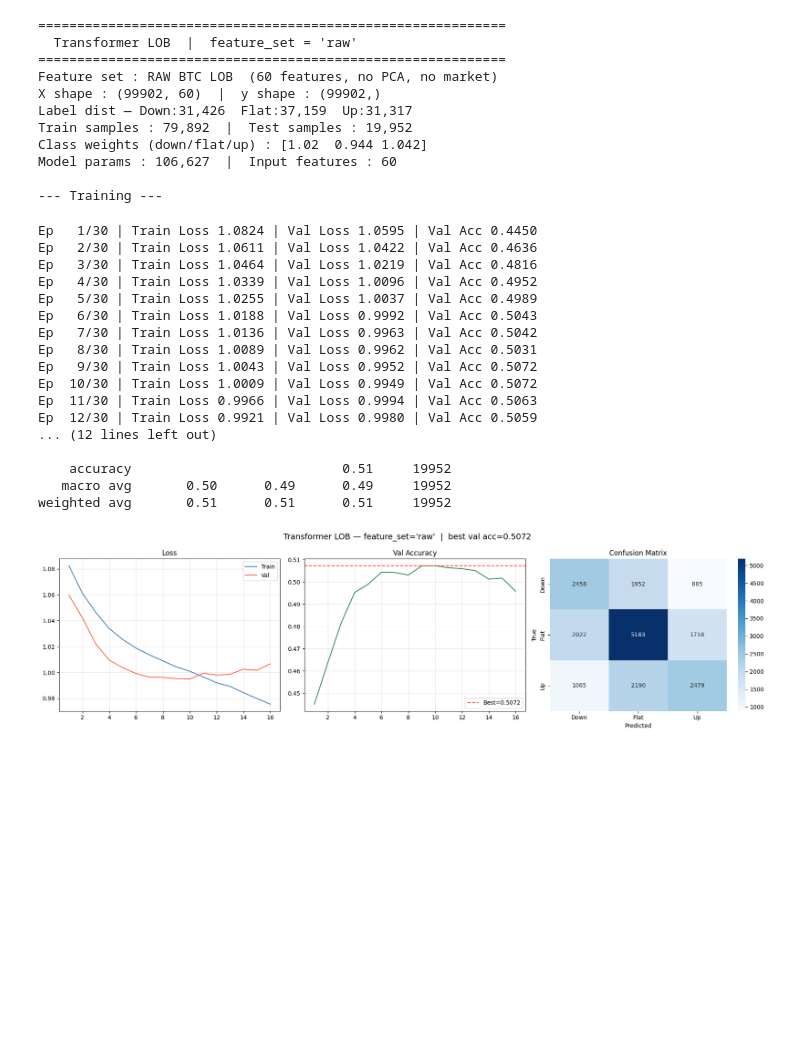
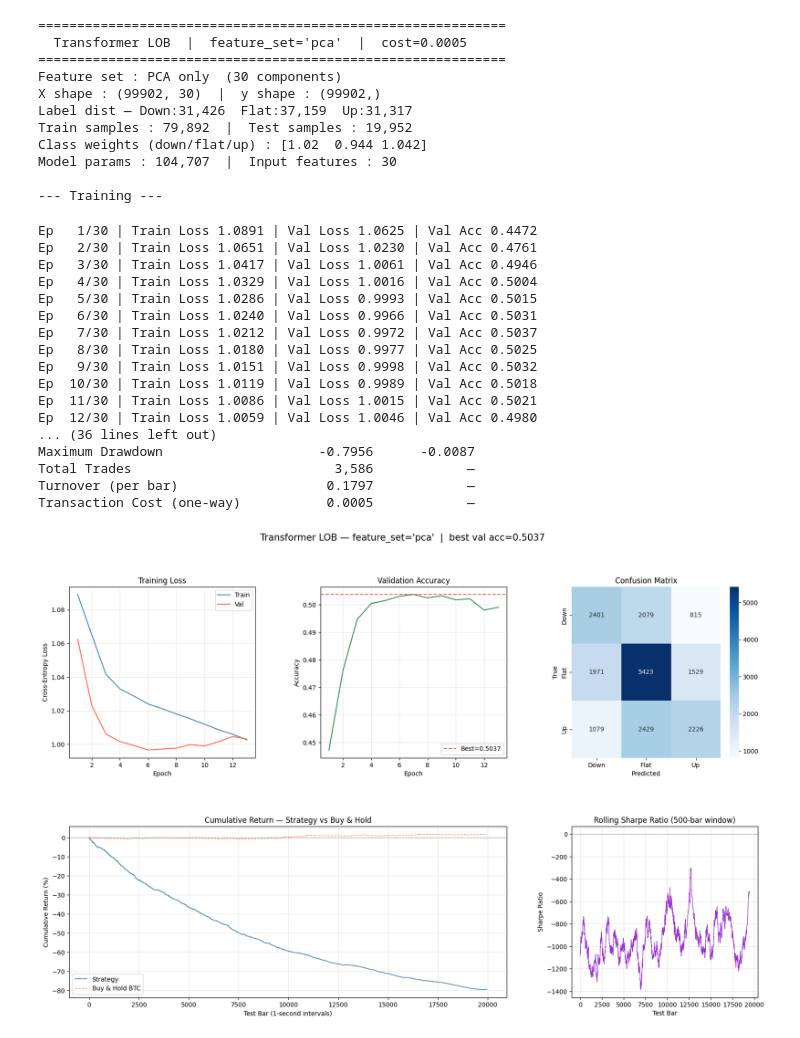
Before and after one commit to SiyuL2025/math_629_final, a Jupyter notebook: Transformer.ipynb, the cells around one changed output. Cells and saved outputs as stored; diff of their text form; code cells hidden in the pictures; blank space fills up the shorter version.

```diff
--- a/Transformer.ipynb
+++ b/Transformer.ipynb
@@ -353,37 +567,38 @@ weighted avg       0.51      0.50      0.50     19952
 # %%
 # pca model
-FEATURE_SET = "raw"
-model, history = run_transformer(FEATURE_SET)
+FEATURE_SET = "pca"
+TRANSACTION_COST = 0.0005
+model, history, stat_metrics, bt_metrics = run_transformer(FEATURE_SET, TRANSACTION_COST)
 # %% [output]
 ============================================================
-  Transformer LOB  |  feature_set = 'raw'
+  Transformer LOB  |  feature_set='pca'  |  cost=0.0005
 ============================================================
-Feature set : RAW BTC LOB  (60 features, no PCA, no market)
-X shape : (99902, 60)  |  y shape : (99902,)
+Feature set : PCA only  (30 components)
+X shape : (99902, 30)  |  y shape : (99902,)
 Label dist — Down:31,426  Flat:37,159  Up:31,317
 Train samples : 79,892  |  Test samples : 19,952
 Class weights (down/flat/up) : [1.02  0.944 1.042]
-Model params : 106,627  |  Input features : 60
+Model params : 104,707  |  Input features : 30
 
 --- Training ---
-Ep   1/30 | Train Loss 1.0824 | Val Loss 1.0595 | Val Acc 0.4450
-Ep   2/30 | Train Loss 1.0611 | Val Loss 1.0422 | Val Acc 0.4636
-Ep   3/30 | Train Loss 1.0464 | Val Loss 1.0219 | Val Acc 0.4816
-Ep   4/30 | Train Loss 1.0339 | Val Loss 1.0096 | Val Acc 0.4952
-Ep   5/30 | Train Loss 1.0255 | Val Loss 1.0037 | Val Acc 0.4989
-Ep   6/30 | Train Loss 1.0188 | Val Loss 0.9992 | Val Acc 0.5043
-Ep   7/30 | Train Loss 1.0136 | Val Loss 0.9963 | Val Acc 0.5042
-Ep   8/30 | Train Loss 1.0089 | Val Loss 0.9962 | Val Acc 0.5031
-Ep   9/30 | Train Loss 1.0043 | Val Loss 0.9952 | Val Acc 0.5072
-Ep  10/30 | Train Loss 1.0009 | Val Loss 0.9949 | Val Acc 0.5072
-Ep  11/30 | Train Loss 0.9966 | Val Loss 0.9994 | Val Acc 0.5063
-Ep  12/30 | Train Loss 0.9921 | Val Loss 0.9980 | Val Acc 0.5059
-... (12 lines left out)
-
-    accuracy                           0.51     19952
-   macro avg       0.50      0.49      0.49     19952
-weighted avg       0.51      0.51      0.51     19952
+Ep   1/30 | Train Loss 1.0891 | Val Loss 1.0625 | Val Acc 0.4472
+Ep   2/30 | Train Loss 1.0651 | Val Loss 1.0230 | Val Acc 0.4761
+Ep   3/30 | Train Loss 1.0417 | Val Loss 1.0061 | Val Acc 0.4946
+Ep   4/30 | Train Loss 1.0329 | Val Loss 1.0016 | Val Acc 0.5004
+Ep   5/30 | Train Loss 1.0286 | Val Loss 0.9993 | Val Acc 0.5015
+Ep   6/30 | Train Loss 1.0240 | Val Loss 0.9966 | Val Acc 0.5031
+Ep   7/30 | Train Loss 1.0212 | Val Loss 0.9972 | Val Acc 0.5037
+Ep   8/30 | Train Loss 1.0180 | Val Loss 0.9977 | Val Acc 0.5025
+Ep   9/30 | Train Loss 1.0151 | Val Loss 0.9998 | Val Acc 0.5032
+Ep  10/30 | Train Loss 1.0119 | Val Loss 0.9989 | Val Acc 0.5018
+Ep  11/30 | Train Loss 1.0086 | Val Loss 1.0015 | Val Acc 0.5021
+Ep  12/30 | Train Loss 1.0059 | Val Loss 1.0046 | Val Acc 0.4980
+... (36 lines left out)
+Maximum Drawdown                    -0.7956      -0.0087
+Total Trades                          3,586            —
+Turnover (per bar)                   0.1797            —
+Transaction Cost (one-way)           0.0005            —
-[figure, old version]
+[figure, new version]
 # %%
 # pca model plus market facotrs
 FEATURE_SET = "full"
```
Also changed, not shown: parts of 5 cells of this notebook.
